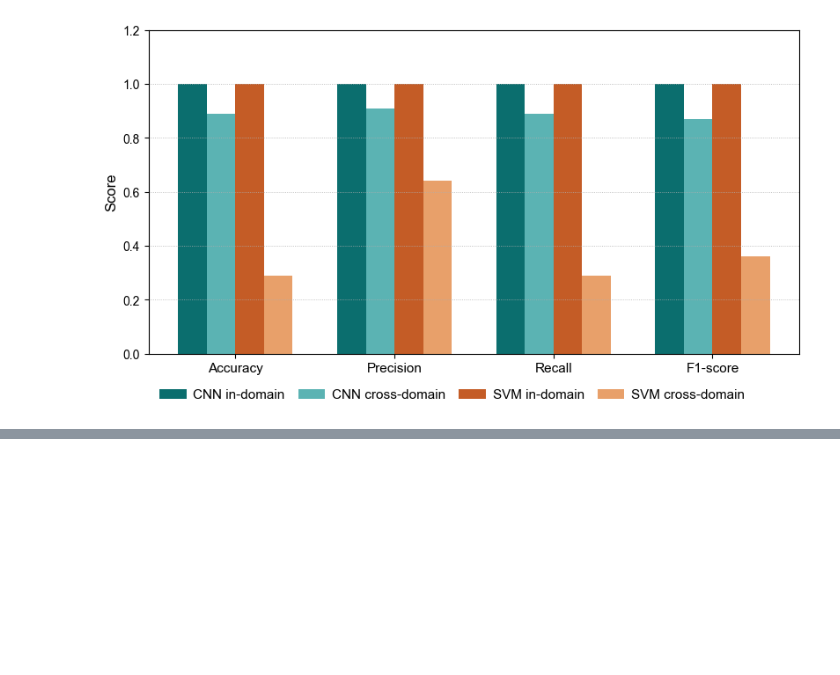
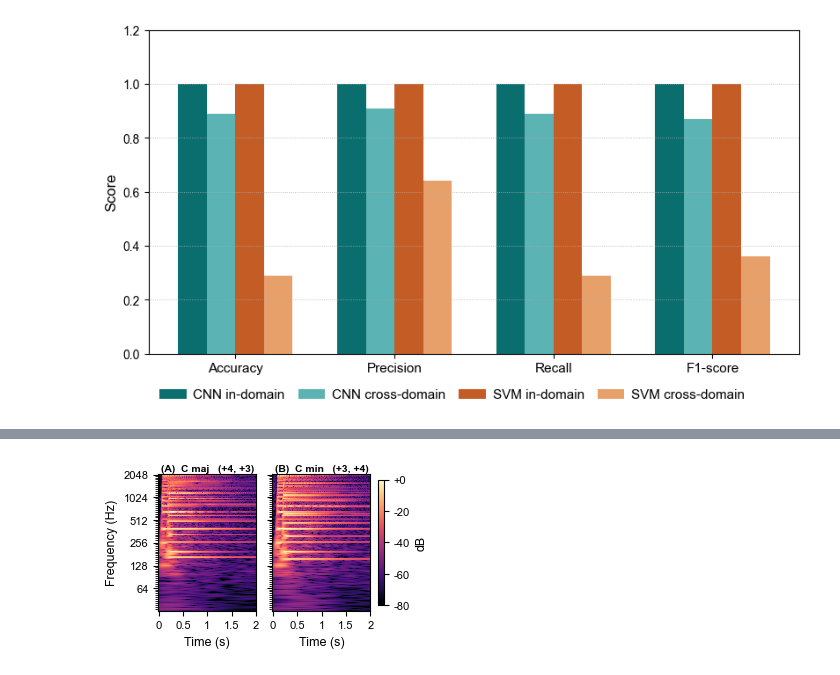
Before and after one commit to sglkc/chord-detector, a Jupyter notebook: training/notebooks/graphics/graphs.ipynb, the cells around one changed output, grey strips where cells are left out. Drawn from its saved outputs; the diff is of its cells as text; code cells hidden in the pictures; blank space fills up the shorter version.

```diff
--- a/training/notebooks/graphics/graphs.ipynb
+++ b/training/notebooks/graphics/graphs.ipynb
@@ -1187,0 +1253,60 @@ export_plot('cnn_vs_svm_indomain_crossdomain')
+# %%
+# Training CQT: same-root pair side by side so the one-semitone gap is comparable.
+import librosa
+import librosa.display
+
+train_path = REPO / 'training' / 'features' / 'training.npz'
+train_data = np.load(train_path)
+train_features = np.asarray(train_data['features'])
+train_labels = np.asarray(train_data['labels'])
+
+fmin = librosa.note_to_hz('C1')
+hop_length = 512
+bins_per_octave = 36
+sr = 48_000
+
+panel_classes = ['C_major_4', 'C_minor_4']
+panel_letters = ['A', 'B']
+
+
+def first_index(labels, class_name):
+    idxs = np.flatnonzero(labels == class_name)
+    if len(idxs) == 0:
+        raise ValueError(f'class {class_name} missing from training.npz')
+    return int(idxs[0])
+
+
+fig, axes = plt.subplots(
+    1, 2,
+    figsize=(3.30, 1.92),
+    layout='constrained',
+    sharey=True,
+)
+img = None
+for ax, cls, letter in zip(axes, panel_classes, panel_letters):
+    sample_cqt = train_features[first_index(train_labels, cls)]
+    img = librosa.display.specshow(
+        sample_cqt,
+        ax=ax,
+        x_axis='time',
+        y_axis='cqt_hz',
+        sr=sr,
+        fmin=fmin,
+        bins_per_octave=bins_per_octave,
+        hop_length=hop_length,
+        cmap='magma',
+    )
+    interval = '+4, +3' if 'major' in cls else '+3, +4'
+    ax.set_title(
+        f'({letter})  {pretty_class(cls)}   ({interval})',
+        fontsize=7.5, fontweight='bold', pad=2,
+    )
+    ax.set_xlabel('Time (s)')
+    ax.set_ylabel('')
+axes[0].set_ylabel('Frequency (Hz)')
+cbar = fig.colorbar(img, ax=axes, format='%+2.0f', pad=0.02, shrink=0.92)
+cbar.set_label('dB')
+
+export_article(fig, 'cqt-train')
+# %% [output]
+[figure, added]
```
Also changed, not shown: parts of 10 cells of this notebook, 11 other files.
